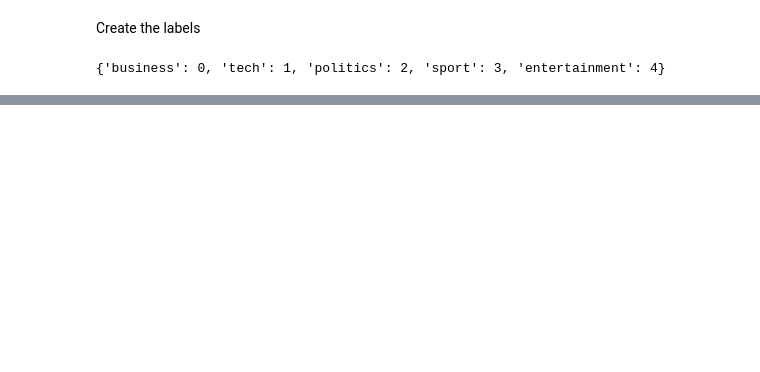
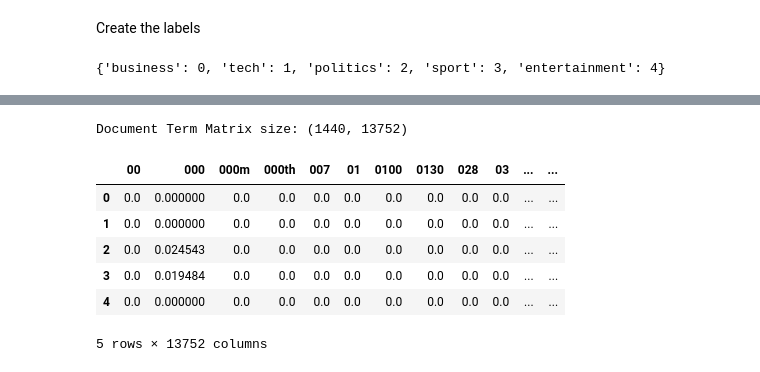
Before and after one commit to dlynch42/bbc_news_classifier, a Jupyter notebook: week4.ipynb, the cells around one changed output, grey strips where cells are left out. Saved outputs shown, nothing was run; the diff lists cells and outputs as text; code cells hidden in the pictures; blank space fills up the shorter version.

```diff
--- a/week4.ipynb
+++ b/week4.ipynb
@@ -359,0 +280,20 @@ Random Forest Accuracy:  0.9613821138211383
+# %%
+vectorizer = TfidfVectorizer(max_df=0.95, min_df=2, stop_words='english')
+
+# dtm: Document Term Matrix
+dtm = vectorizer.fit_transform(train.Text)
+
+feature_names = vectorizer.get_feature_names_out()
+
+dtm_df = pd.DataFrame(dtm.toarray(), columns=feature_names)
+print('Document Term Matrix size:', dtm_df.shape)
+dtm_df.head()
+# %% [output]
+Document Term Matrix size: (1440, 13752)
+|  | 00 | 000 | 000m | 000th | 007 | 01 | 0100 | 0130 | 028 | 03 | ... | ... |
+| 0 | 0.0 | 0.000000 | 0.0 | 0.0 | 0.0 | 0.0 | 0.0 | 0.0 | 0.0 | 0.0 | ... | ... |
+| 1 | 0.0 | 0.000000 | 0.0 | 0.0 | 0.0 | 0.0 | 0.0 | 0.0 | 0.0 | 0.0 | ... | ... |
+| 2 | 0.0 | 0.024543 | 0.0 | 0.0 | 0.0 | 0.0 | 0.0 | 0.0 | 0.0 | 0.0 | ... | ... |
+| 3 | 0.0 | 0.019484 | 0.0 | 0.0 | 0.0 | 0.0 | 0.0 | 0.0 | 0.0 | 0.0 | ... | ... |
+| 4 | 0.0 | 0.000000 | 0.0 | 0.0 | 0.0 | 0.0 | 0.0 | 0.0 | 0.0 | 0.0 | ... | ... |
+5 rows × 13752 columns
```
Also changed, not shown: parts of 68 cells of this notebook, 2 other files.
